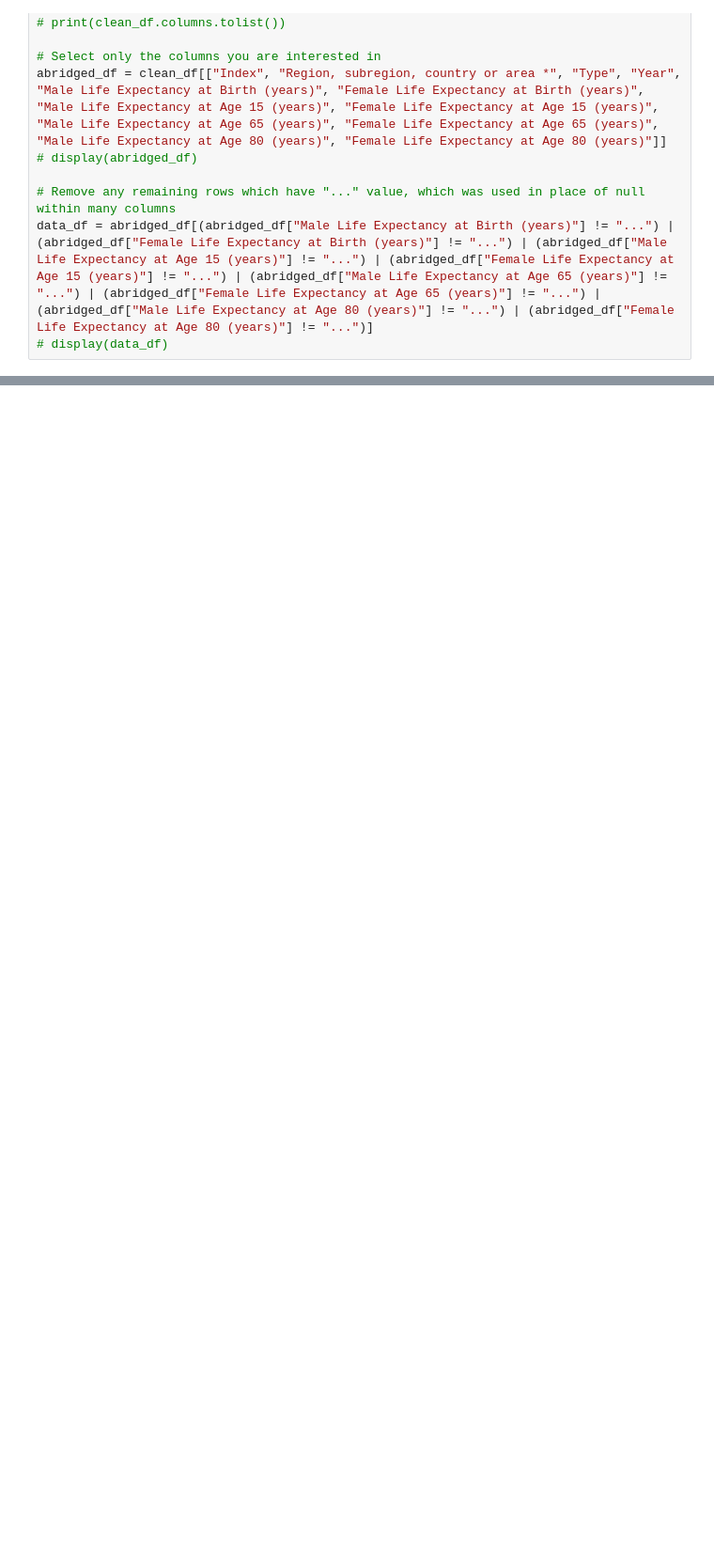
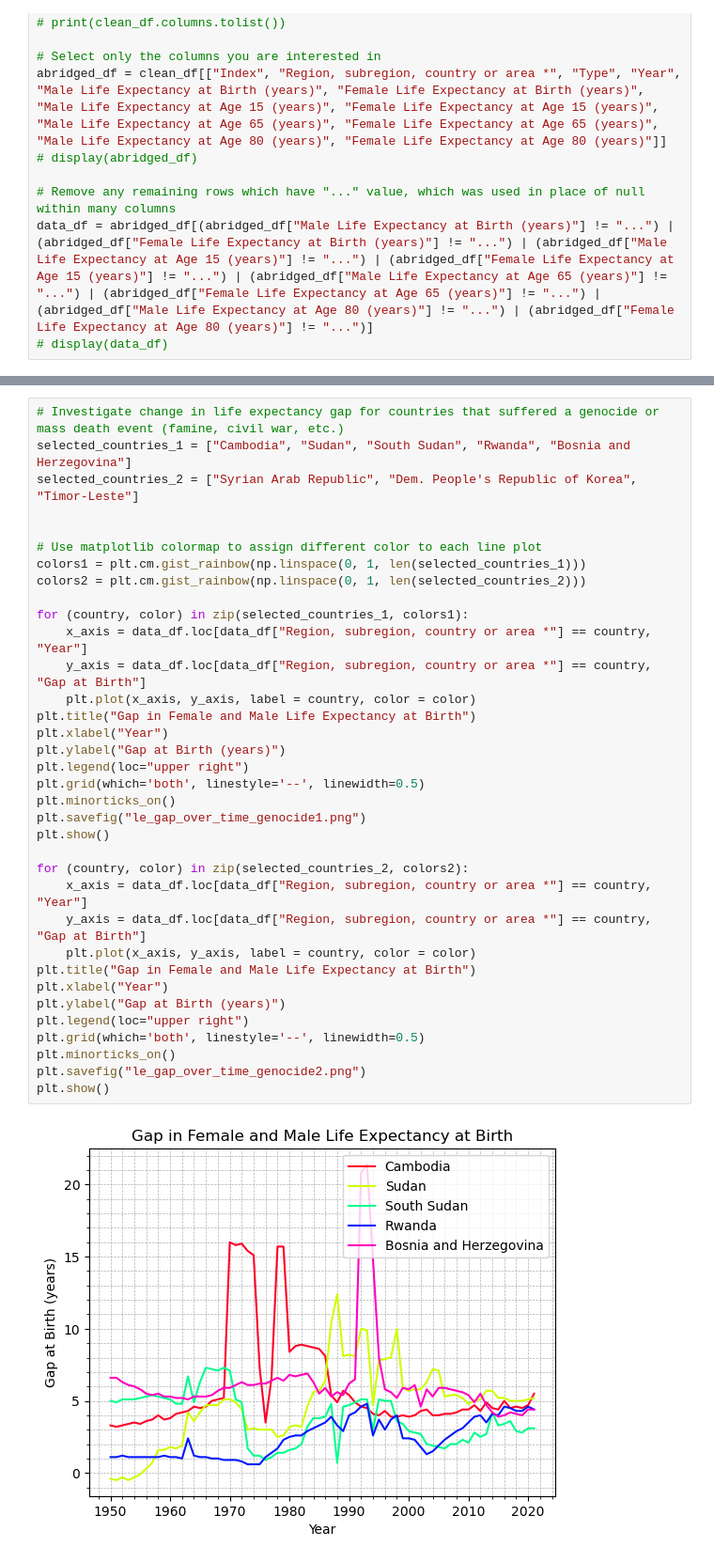
Before and after one commit to kevinzhouhogwarts/project-1-team-1, a Jupyter notebook: Life_expectancy_change_over_time/le_over_time.ipynb, the cells around one changed output, grey strips where cells are left out. Shown at 94% size. Cells and saved outputs as stored; diff of their text form; blank space fills up the shorter version.

```diff
--- a/Life_expectancy_change_over_time/le_over_time.ipynb
+++ b/Life_expectancy_change_over_time/le_over_time.ipynb
@@ -81 +119,38 @@ plt.show()
 [figure]
+# %%
+# Investigate change in life expectancy gap for countries that suffered a genocide or mass death event (famine, civil war, etc.)
+selected_countries_1 = ["Cambodia", "Sudan", "South Sudan", "Rwanda", "Bosnia and Herzegovina"]
+selected_countries_2 = ["Syrian Arab Republic", "Dem. People's Republic of Korea", "Timor-Leste"]
+
+
+# Use matplotlib colormap to assign different color to each line plot
+colors1 = plt.cm.gist_rainbow(np.linspace(0, 1, len(selected_countries_1)))
+colors2 = plt.cm.gist_rainbow(np.linspace(0, 1, len(selected_countries_2)))
+
+for (country, color) in zip(selected_countries_1, colors1):
+    x_axis = data_df.loc[data_df["Region, subregion, country or area *"] == country, "Year"]
+    y_axis = data_df.loc[data_df["Region, subregion, country or area *"] == country, "Gap at Birth"]
+    plt.plot(x_axis, y_axis, label = country, color = color)
+plt.title("Gap in Female and Male Life Expectancy at Birth")
+plt.xlabel("Year")
+plt.ylabel("Gap at Birth (years)")
+plt.legend(loc="upper right")
+plt.grid(which='both', linestyle='--', linewidth=0.5)
+plt.minorticks_on()
+plt.savefig("le_gap_over_time_genocide1.png")
+plt.show()
+
+for (country, color) in zip(selected_countries_2, colors2):
+    x_axis = data_df.loc[data_df["Region, subregion, country or area *"] == country, "Year"]
+    y_axis = data_df.loc[data_df["Region, subregion, country or area *"] == country, "Gap at Birth"]
+    plt.plot(x_axis, y_axis, label = country, color = color)
+plt.title("Gap in Female and Male Life Expectancy at Birth")
+plt.xlabel("Year")
+plt.ylabel("Gap at Birth (years)")
+plt.legend(loc="upper right")
+plt.grid(which='both', linestyle='--', linewidth=0.5)
+plt.minorticks_on()
+plt.savefig("le_gap_over_time_genocide2.png")
+plt.show()
+# %% [output]
+[figure, added]
```
Also changed, not shown: parts of 3 cells of this notebook, 7 other files.
